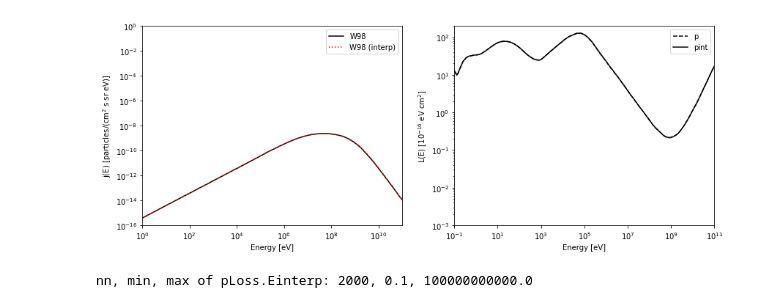
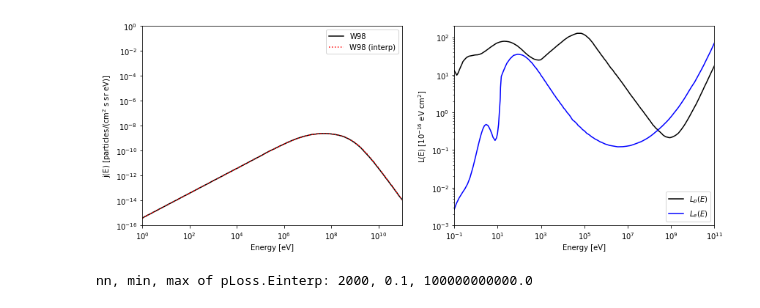
Before and after one commit to jbattat/reproduce_padovani, a Jupyter notebook: cr_spectrum.ipynb, the cells around one changed output. Drawn from its saved outputs; the diff is of its cells as text; code cells hidden in the pictures.

```diff
--- a/cr_spectrum.ipynb
+++ b/cr_spectrum.ipynb
@@ -18,34 +19,45 @@ w98.energy, w98.spectrum = np.loadtxt(file_W98, delimiter=',', comments='#', unp
 w98.energyInterp = np.logspace(0, 11, num=10000, endpoint=True)
 fint_W98 = scipy.interpolate.interp1d(w98.energy, w98.spectrum, kind='linear', assume_sorted=True)
 w98.spectrumInterp = fint_W98(w98.energyInterp)
 
-# Load Energy loss function L(E) from Padovani
+# Load Energy loss function Lp(E) for protons in H2 (from Padovani)
 file_protons = "data/energyLoss_protons.csv"
 pLoss = types.SimpleNamespace()
 pLoss.E, pLoss.L = np.loadtxt(file_protons, delimiter=',', comments='#', unpack=True)
 
 pLoss.Einterp = np.logspace(-1, 11, num=2000, endpoint=True)
 fint_LE = scipy.interpolate.interp1d(pLoss.E, pLoss.L, kind='linear', assume_sorted=True)
 pLoss.Linterp = fint_LE(pLoss.Einterp)
+
+# Load Energy loss function Le(E) for electrons in H2 (from Padovani)
+file_electrons = "data/energyLoss_electrons.csv"
+eLoss = types.SimpleNamespace()
+eLoss.E, eLoss.L = np.loadtxt(file_electrons, delimiter=',', comments='#', unpack=True)
+
+eLoss.Einterp = pLoss.Einterp[:]
+fint_LEe = scipy.interpolate.interp1d(eLoss.E, eLoss.L, kind='linear', assume_sorted=True)
+eLoss.Linterp = fint_LEe(eLoss.Einterp)
+
 
 fig, axs = plt.subplots(1,2, figsize=(14,5))
 axs[0].loglog(w98.energy, w98.spectrum, 'k-', label="W98")
 axs[0].loglog(w98.energyInterp, w98.spectrumInterp, 'r:', label='W98 (interp)')
 axs[0].set_xlim(1,1e11)
 axs[0].set_ylim(1e-16,1)
 axs[0].set_xlabel("Energy [eV]")
 axs[0].set_ylabel("j(E) [particles/(cm$^2$ s sr eV)]")
 axs[0].legend()
 
-axs[1].loglog(pLoss.E, pLoss.L, 'k--', label="p")
-axs[1].loglog(pLoss.Einterp, pLoss.Linterp, 'k-', label="pint")
+#axs[1].loglog(pLoss.E, pLoss.L, 'k--', label="p")
+axs[1].loglog(pLoss.Einterp, pLoss.Linterp, 'k-', label="$L_p(E)$")
+axs[1].loglog(eLoss.Einterp, eLoss.Linterp, 'b-', label="$L_e(E)$")
 axs[1].set_xlabel("Energy [eV]")
 axs[1].set_ylabel("L(E) [10$^{-16}$ eV cm$^2$]")
 axs[1].set_xlim(1e-1,1e11)
 axs[1].set_ylim(1e-3,2e2)
 axs[1].legend()
 fout = 'out/spectraAndEnergyLossFunctions.pdf'
 plt.savefig(fout)
 plt.savefig(fout.replace(".pdf",".png"))
 # %% [output]
-[figure, old version]
+[figure, new version]
```
Also changed, not shown: parts of 13 cells of this notebook, 1 other file.
